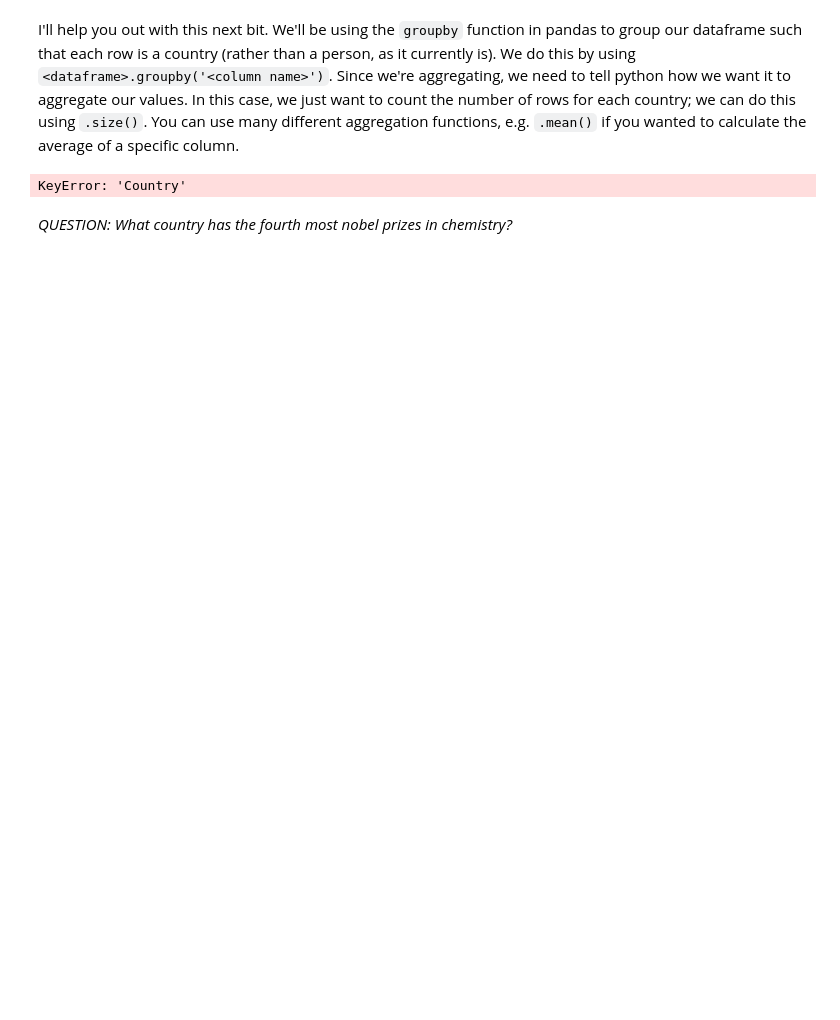
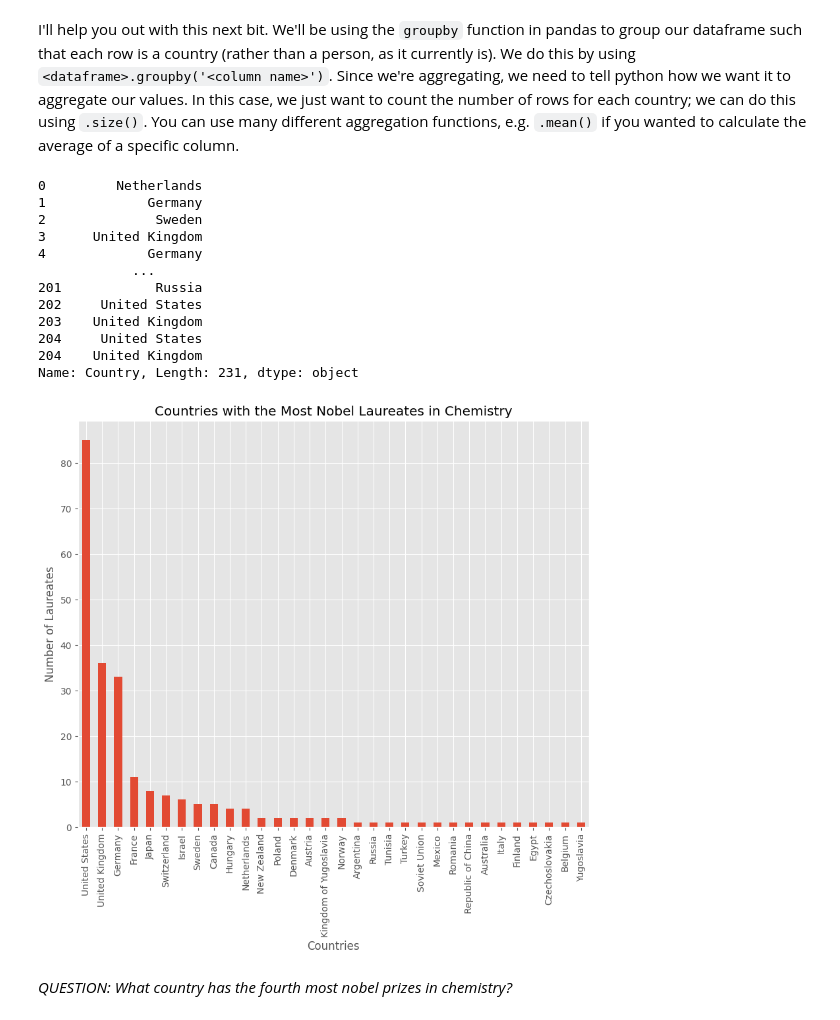
Before and after one commit to Btotheshlz/QM2, a Jupyter notebook: notebooks/W02. Pandas.ipynb, the cells around one changed output. Saved outputs shown, nothing was run; the diff lists cells and outputs as text; code cells hidden in the pictures; blank space fills up the shorter version.

```diff
--- a/notebooks/W02. Pandas.ipynb
+++ b/notebooks/W02. Pandas.ipynb
@@ -471,18 +478,41 @@ dtype: object
 I'll help you out with this next bit. We'll be using the `groupby` function in pandas to group our dataframe such that each row is a country (rather than a person, as it currently is). We do this by using `<dataframe>.groupby('<column name>')`. Since we're aggregating, we need to tell python how we want it to aggregate our values. In this case, we just want to count the number of rows for each country; we can do this using `.size()`. You can use many different aggregation functions, e.g. `.mean()` if you wanted to calculate the average of a specific column.
 # %%
 # here, we're creating a new dataframe called 'country' in which each row is a country, and the values represent the number of nobel laureates.
-countries=chem.groupby('Country').size()
+import pandas as pd
+import matplotlib.pyplot as plt
+chem['Country'] = chem['Country'].fillna('Not awarded')
+chem['Country'] = chem['Country'].str.replace(r'\[\d+\]', '', regex=True)
+chem['Country'] = chem['Country'].str.replace(r'\(.*\)', '', regex=True)
+chem['Country'] = chem['Country'].str.replace(r'\s{2,}', ', ', regex=True)
+chem['Country'] = chem['Country'].str.replace('West Germany', 'Germany', regex=False)
+print(chem['Country'])
+chem = chem.explode('Country')
+chem['Country'] = chem['Country'].str.strip()
+chem = chem[chem['Country'] != 'Not awarded']
+countries = chem.groupby('Country').size()
 
 #now let's sort it in descending order
 countries = countries.sort_values(ascending=False)
 
 # finally, plot the top 10 countries
 countries.plot.bar()
 plt.xlabel("Countries")
 plt.ylabel("Number of Laureates")
 plt.title("Countries with the Most Nobel Laureates in Chemistry")
 plt.show()
 # %% [output]
-KeyError: 'Country'
+0         Netherlands
+1             Germany
+2              Sweden
+3      United Kingdom
+4             Germany
+            ...
+201            Russia
+202     United States
+203    United Kingdom
+204     United States
+204    United Kingdom
+Name: Country, Length: 231, dtype: object
+[figure, added]
 # %% [markdown]
 *QUESTION: What country has the fourth most nobel prizes in chemistry?*
```
Also changed, not shown: parts of 11 cells of this notebook.
